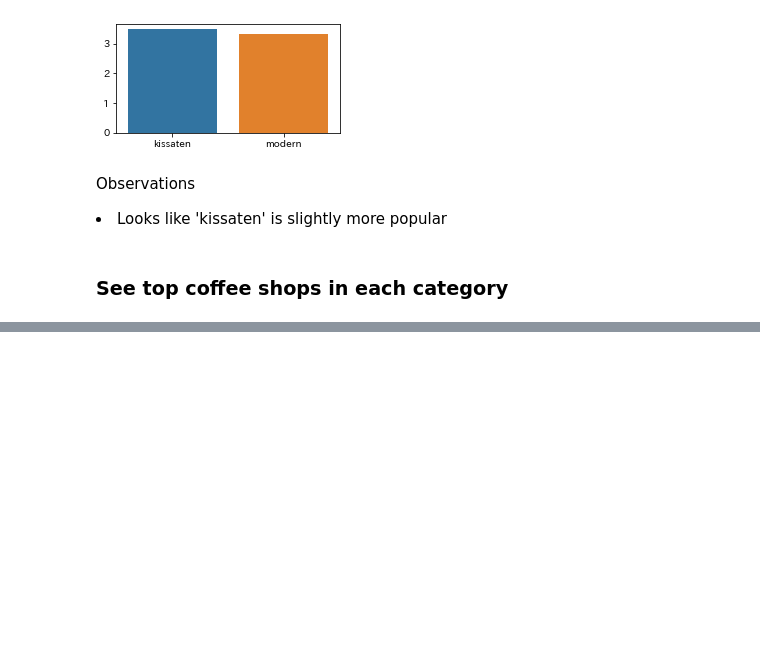
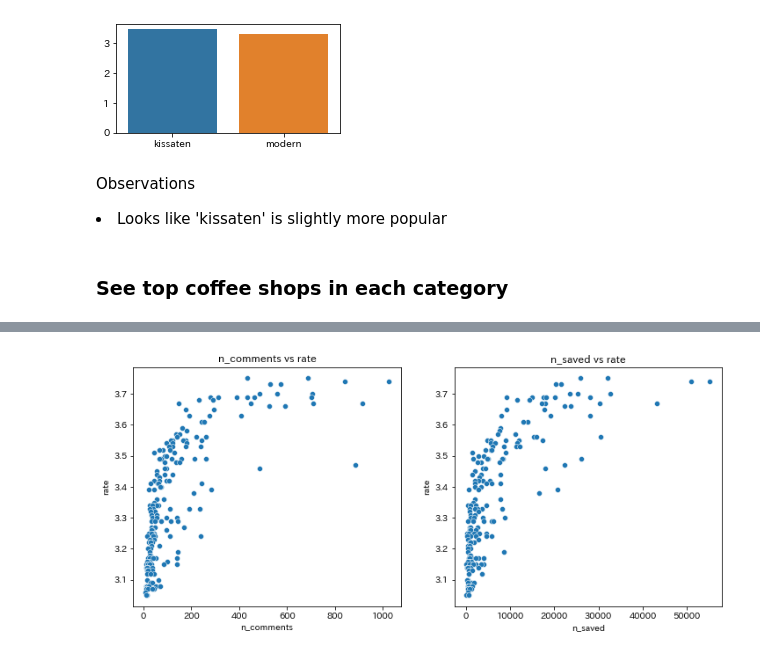
Before and after one commit to ShunOyama/tabelog_analysis_webscraping, a Jupyter notebook: notebook/analysis_coffeeshops_tokyo.ipynb, the cells around one changed output, grey strips where cells are left out. Cells and saved outputs as stored; diff of their text form; code cells hidden in the pictures; blank space fills up the shorter version.

```diff
--- a/notebook/analysis_coffeeshops_tokyo.ipynb
+++ b/notebook/analysis_coffeeshops_tokyo.ipynb
@@ -206,0 +203,13 @@ station_counts
+# %%
+plt.figure(figsize=(12, 5))
+plt.subplot(1, 2, 1)
+plt.title('n_comments vs rate')
+sns.scatterplot(x ='n_comments' , y='rate', data = full_cafe_df)
+
+plt.subplot(1, 2, 2)
+plt.title('n_saved vs rate')
+sns.scatterplot(x ='n_saved' , y='rate', data = full_cafe_df)
+
+plt.show()
+# %% [output]
+[figure, added]
```
Also changed, not shown: parts of 15 cells of this notebook.
